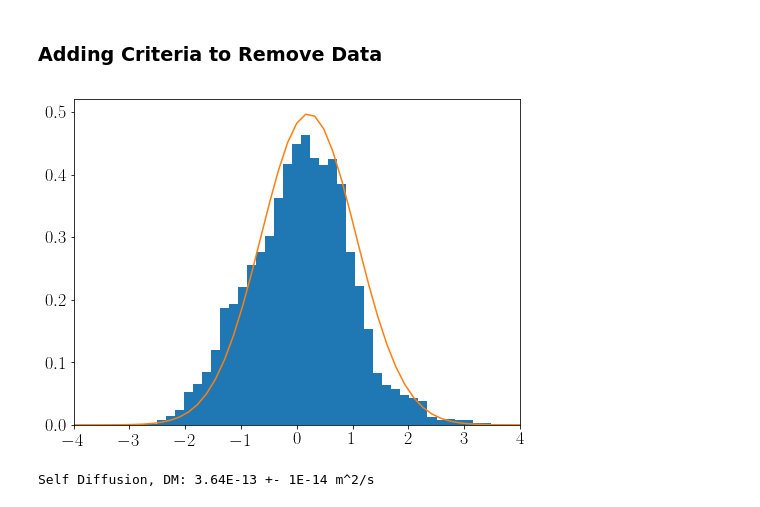
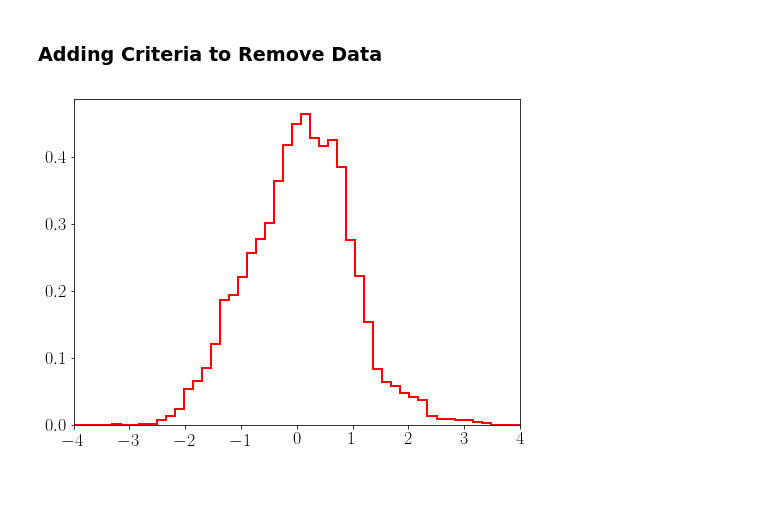
Before and after one commit to ethanpayne42/Brownian, a Jupyter notebook: Analysis Script.ipynb, the cells around one changed output. Cells and saved outputs as stored; diff of their text form; code cells hidden in the pictures.

```diff
--- a/Analysis Script.ipynb
+++ b/Analysis Script.ipynb
@@ -144,0 +155,31 @@ plt.tight_layout()
+# %%
+max_2 = 100
+max_grad = 4
+cutoff = 1
+
+def pos_array(data):
+
+    index = 0
+
+    x_array = []
+    y_array = []
+
+    for part in range(0,int(len(data[0,:])/2)):
+        xpos = 2*part
+        ypos = 2*part+1
+
+        x,y = path_data_centered[:,xpos],path_data_centered[:,ypos]
+
+        dist_2_array = x**2+y**2
+
+        xs = x[cutoff:]
+        ys = y[cutoff:]
+
+        if max(dist_2_array) < max_2 and max(np.gradient(np.sqrt(dist_2_array))) < max_grad and len(np.where(abs(xs) == 0.0)[0]) == 0 and len(np.where(ys == 0.0)[0]) == 0:
+            x_array.append(x)
+            y_array.append(y)
+            index += 1
+
+    return x_array, y_array
+
+x_array, y_array = pos_array(path_data_centered)
@@ -346,6 +481,7 @@ Self Diffusion, DM: 3.70E-13 +- 1E-15 m^2/s
 ### Adding Criteria to Remove Data
 # %%
 cutoff = 1
+max_grad = 4
 
 def prob_array_extra(data, times):
 
@@ -369,6 +505,7 @@ def prob_array_extra(data, times):
         xs = x*1./np.sqrt(times)
         ys = y*1./np.sqrt(times)
 
+        #if np.std(dist_2_array) > 0.4 and  not np.isnan(np.std(dist_2_array)):
         if max(dist_2_array) < max_2 and max(np.gradient(np.sqrt(dist_2_array))) < max_grad and len(np.where(abs(xs) == 0.0)[0]) == 0 and len(np.where(ys == 0.0)[0]) == 0:
             x_array.extend(xs)
             y_array.extend(ys)
@@ -387,27 +524,22 @@ y_list_ex = np.array(y_list_ex)
 # %%
 nb = 100
 
-nc,xc,q = (plt.hist(x_list_ex,bins=np.linspace(-8,8,nb),normed=True))
+nc,xc,q = (plt.hist(x_list_ex,bins=np.linspace(-8,8,nb),normed=True,linewidth=2,
+                    color='r',histtype='step',label=r'Removed Low Standard Deviation'))
 xc += 8/nb
 
 xc_n = xc[np.where(np.abs(xc) >0.5)][1:]
 nc_n = nc[np.where(np.abs(xc[1:]) >0.5)]
 
 p_initial = [0.25,0,3]
 
 popt, pcov = curve_fit(gauss, xc_n,nc_n, p0=p_initial)
 perr = np.sqrt(np.diag(pcov))
 
 # Generate y-data based on the fit.
-y_fit = gauss(xc, *popt)
-plt.plot(xc,y_fit)
+#y_fit = gauss(xc, *popt)
+#plt.plot(xc,y_fit)
 plt.xlim(-4,4)
 plt.show()
 # %% [output]
-[figure, old version]
+[figure, new version]
-# %%
-DM = popt[-1]**2/2*(10**(-6))**2
-u_DM = perr[-1]*popt[-1]*(10**(-6))**2
-print('Self Diffusion, DM: %.2E +- %.0E m^2/s'%(Decimal(DM),Decimal(u_DM)))
-# %% [output]
-Self Diffusion, DM: 3.64E-13 +- 1E-14 m^2/s
```
Also changed, not shown: parts of 22 cells of this notebook.
